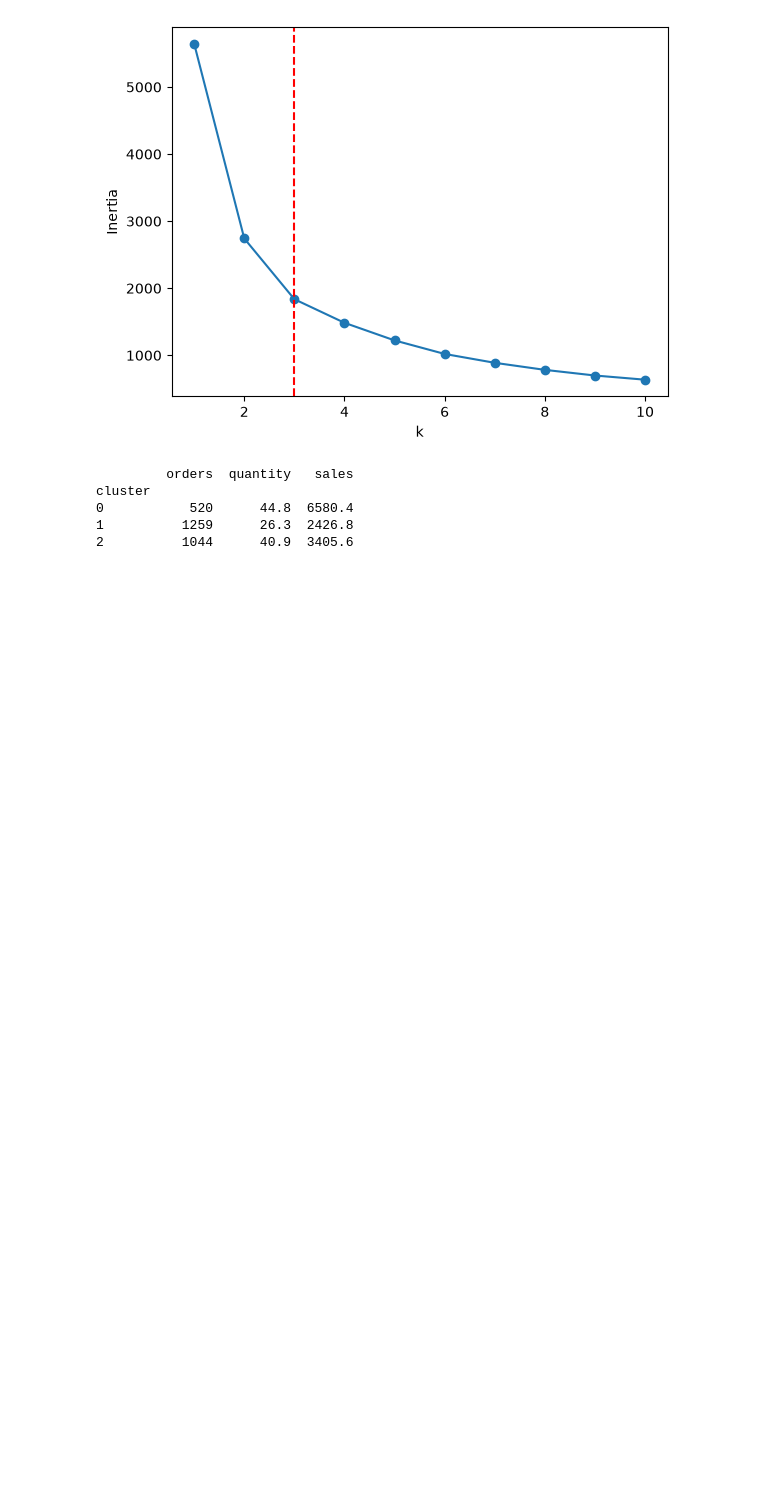
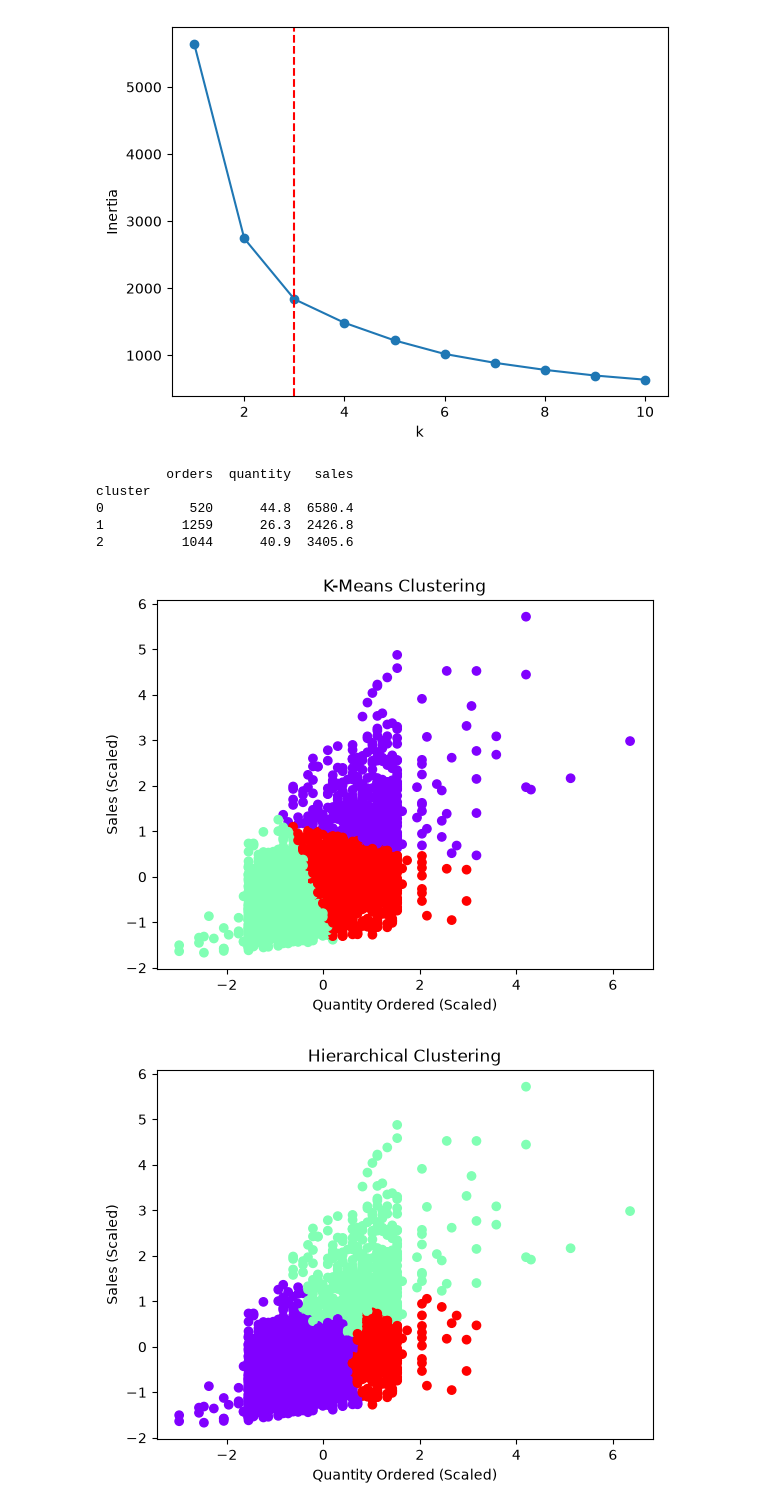
Before and after one commit to AdiGo112/Curricular, a Jupyter notebook: LP3/ML/5_KMeansClustering.ipynb, the cells around one changed output. Drawn from its saved outputs; the diff is of its cells as text; code cells hidden in the pictures; blank space fills up the shorter version.

```diff
--- a/LP3/ML/5_KMeansClustering.ipynb
+++ b/LP3/ML/5_KMeansClustering.ipynb
@@ -40,3 +42,16 @@ cluster
 0           520      44.8  6580.4
 1          1259      26.3  2426.8
 2          1044      40.9  3405.6
+# %%
+clusterings = {"K-Means Clustering": df.cluster, "Hierarchical Clustering": AgglomerativeClustering(n_clusters=k).fit_predict(X)}
+for title, labels in clusterings.items():
+    plt.figure()
+    plt.scatter(X[:, 0], X[:, 1], c=labels, cmap="rainbow")
+    plt.title(title)
+    plt.xlabel("Quantity Ordered (Scaled)")
+    plt.ylabel("Sales (Scaled)")
+    plt.savefig(HERE / f"{title.split()[0].lower().replace('-', '')}_clusters.png")
+    plt.show()
+# %% [output]
+[figure, added]
+[figure, added]
```
Also changed, not shown: parts of 2 cells of this notebook, 16 other files.
